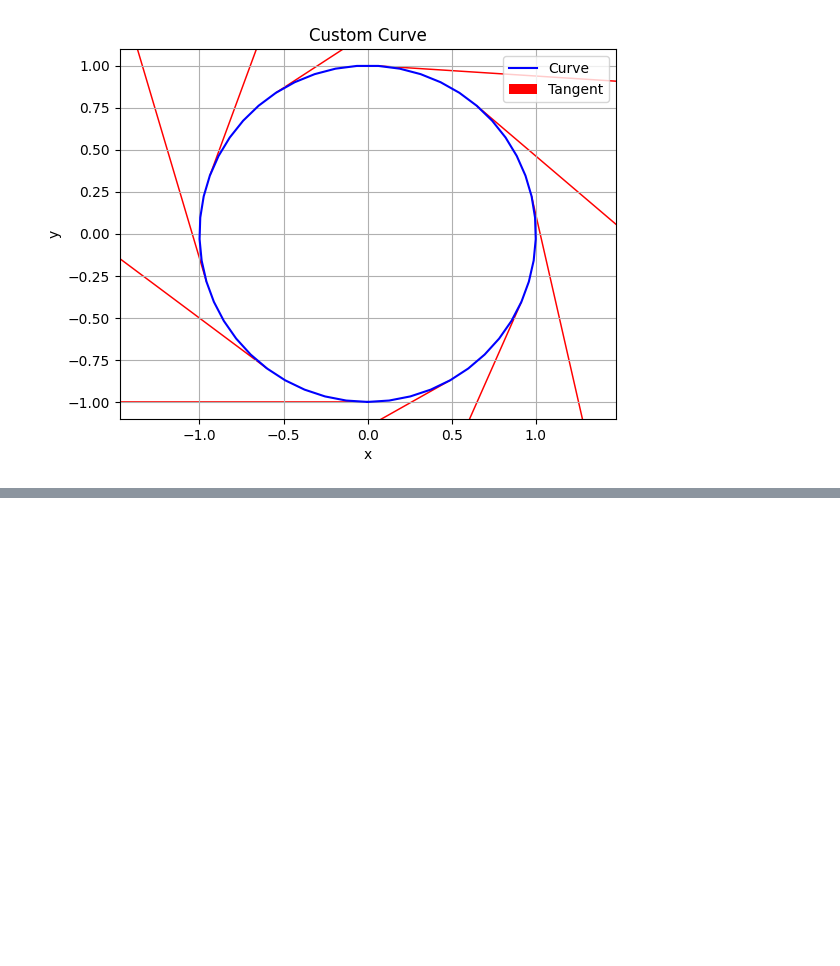
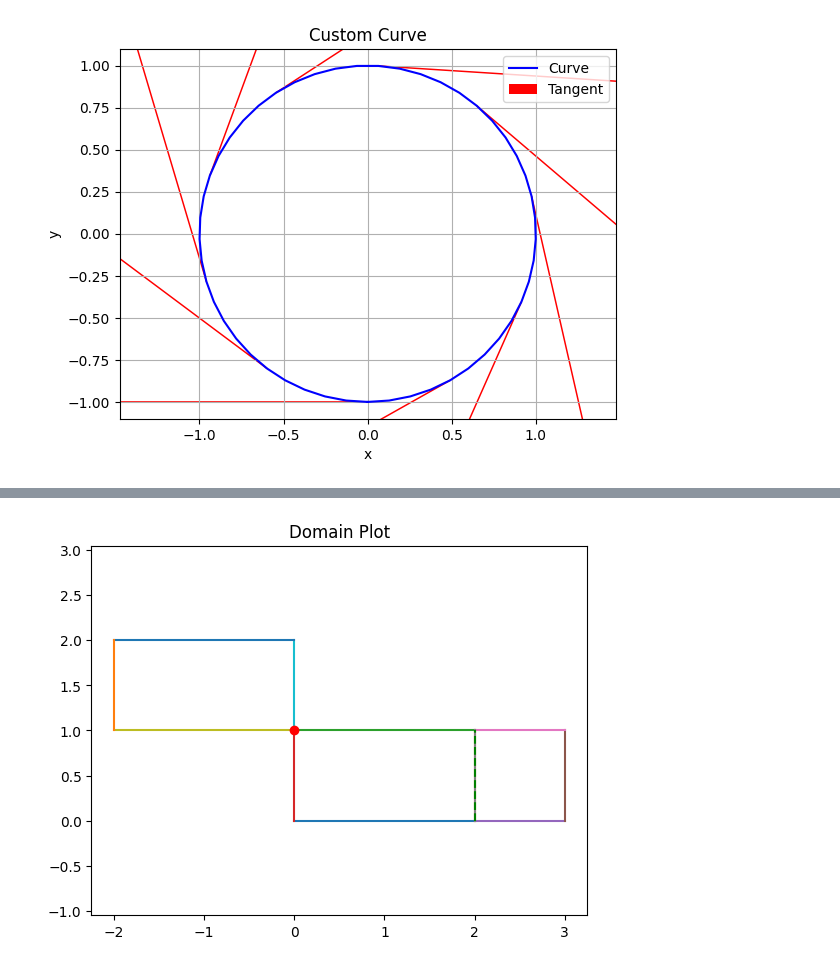
Before and after one commit to MazenAli/TT-FEMesh, a Jupyter notebook: prototypes/examples.ipynb, the cells around one changed output, grey strips where cells are left out. Cells and saved outputs as stored; diff of their text form; code cells hidden in the pictures; blank space fills up the shorter version.

```diff
--- a/prototypes/examples.ipynb
+++ b/prototypes/examples.ipynb
@@ -111,0 +138,25 @@ ParametricCurve2D(x_func=<function <lambda> at 0x...>, y_func=<function <lambda>
+# %%
+from ttfemesh.domain import RectangleFactory, CurveConnection2D, VertexConnection2D, Domain2D
+lower_left = (0, 0)
+upper_right = (2, 1)
+rectangle1 = RectangleFactory.create(lower_left, upper_right)
+
+lower_left = (2, 0)
+upper_right = (3, 1)
+rectangle2 = RectangleFactory.create(lower_left, upper_right)
+
+lower_left = (-2, 1)
+upper_right = (0, 2)
+rectangle3 = RectangleFactory.create(lower_left, upper_right)
+
+domain_idxs = [0, 1]
+curve_idxs = [1, 3]
+edge = CurveConnection2D(domain_idxs, curve_idxs)
+
+vertex_idxs = [(0, 3, "start"), (2, 0, "end")]
+vertex = VertexConnection2D(vertex_idxs)
+
+domain = Domain2D([rectangle1, rectangle2, rectangle3], [edge, vertex])
+domain.plot()
+# %% [output]
+[figure, added]
```
Also changed, not shown: parts of 2 cells of this notebook, 2 other files.
